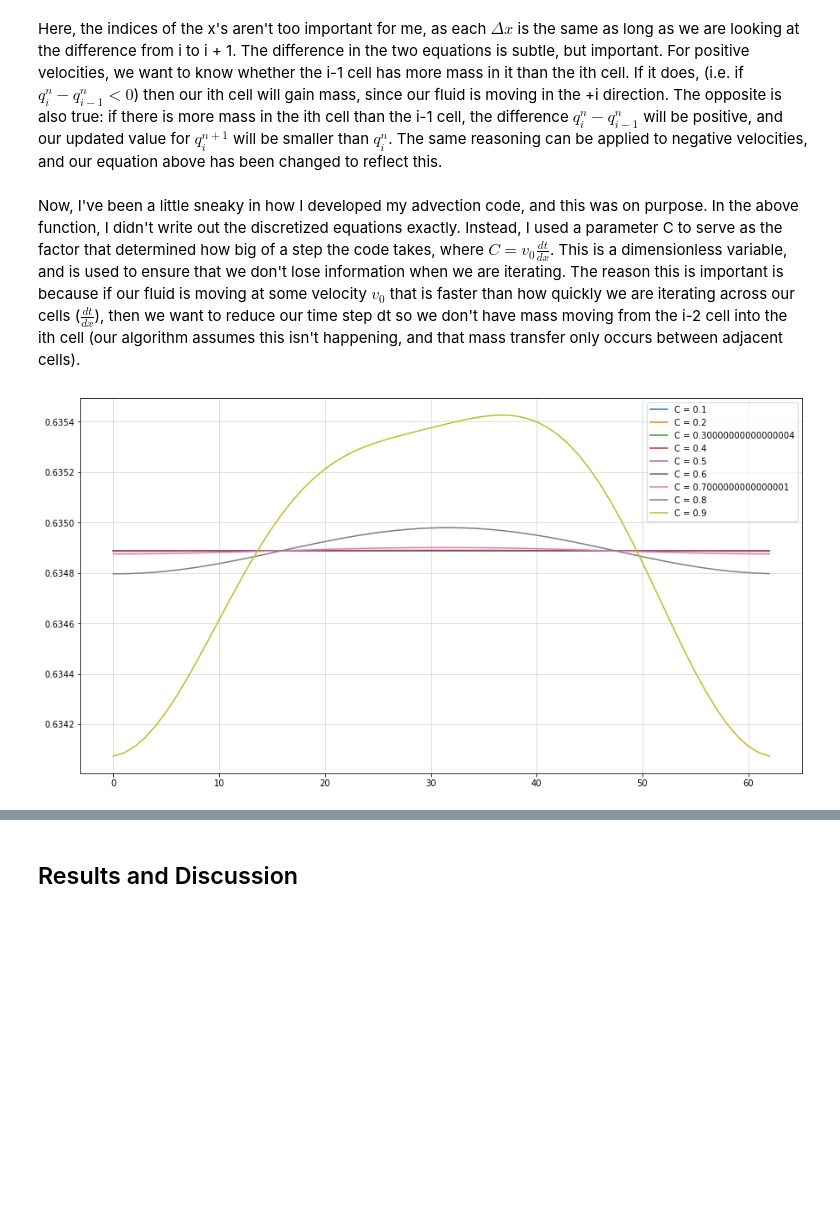
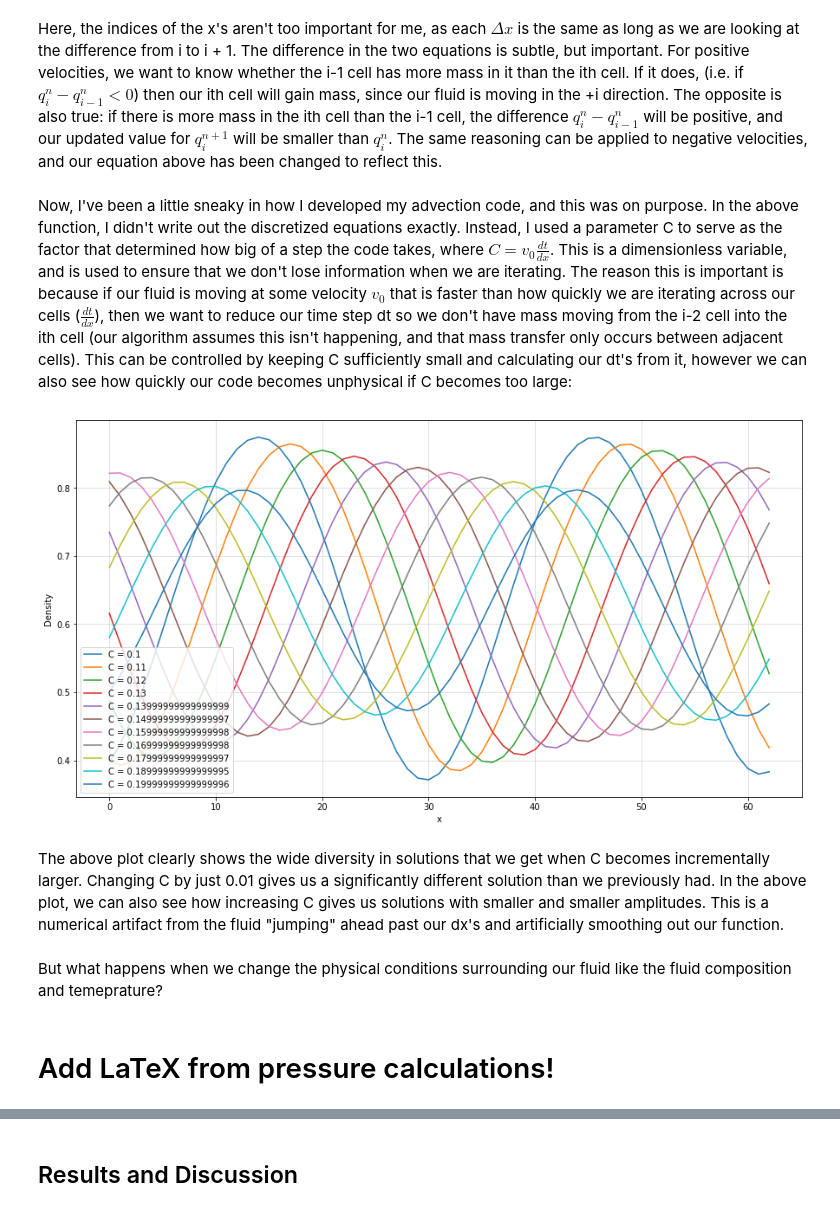
Before and after one commit to khojonat/PHY480_final_project, a Jupyter notebook: PHY480-905_SemesterProject.ipynb, the cells around one changed output, grey strips where cells are left out. Saved outputs shown, nothing was run; the diff lists cells and outputs as text; code cells hidden in the pictures; blank space fills up the shorter version.

Commit message:
Keeping git updated

```diff
--- a/PHY480-905_SemesterProject.ipynb
+++ b/PHY480-905_SemesterProject.ipynb
@@ -237,31 +243,39 @@ For $v_0 < 0$:
 # %% [markdown]
 Here, the indices of the x's aren't too important for me, as each $\Delta x$ is the same as long as we are looking at the difference from i to i + 1. The difference in the two equations is subtle, but important. For positive velocities, we want to know whether the i-1 cell has more mass in it than the ith cell. If it does, (i.e. if $q_{i}^n - q_{i-1}^n < 0$) then our ith cell will gain mass, since our fluid is moving in the +i direction. The opposite is also true: if there is more mass in the ith cell than the i-1 cell, the difference $q_{i}^n - q_{i-1}^n$ will be positive, and our updated value for $q_i^{n+1}$ will be smaller than $q_i^{n}$. The same reasoning can be applied to negative velocities, and our equation above has been changed to reflect this.
 # %% [markdown]
-Now, I've been a little sneaky in how I developed my advection code, and this was on purpose. In the above function, I didn't write out the discretized equations exactly. Instead, I used a parameter C to serve as the factor that determined how big of a step the code takes, where $C = v_0\frac{dt}{dx}$. This is a dimensionless variable, and is used to ensure that we don't lose information when we are iterating. The reason this is important is because if our fluid is moving at some velocity $v_0$ that is faster than how quickly we are iterating across our cells ($\frac{dt}{dx}$), then we want to reduce our time step dt so we don't have mass moving from the i-2 cell into the ith cell (our algorithm assumes this isn't happening, and that mass transfer only occurs between adjacent cells).
+Now, I've been a little sneaky in how I developed my advection code, and this was on purpose. In the above function, I didn't write out the discretized equations exactly. Instead, I used a parameter C to serve as the factor that determined how big of a step the code takes, where $C = v_0\frac{dt}{dx}$. This is a dimensionless variable, and is used to ensure that we don't lose information when we are iterating. The reason this is important is because if our fluid is moving at some velocity $v_0$ that is faster than how quickly we are iterating across our cells ($\frac{dt}{dx}$), then we want to reduce our time step dt so we don't have mass moving from the i-2 cell into the ith cell (our algorithm assumes this isn't happening, and that mass transfer only occurs between adjacent cells). This can be controlled by keeping C sufficiently small and calculating our dt's from it, however we can also see how quickly our code becomes unphysical if C becomes too large:
 # %%
 # Testing C parameter for stability:
 
 x = np.arange(0,2*np.pi,0.1)
 y = np.sin(x)
 
-Cs = np.arange(0.1,1,0.1)
+Cs = np.arange(0.1,0.21,0.01)
 
 solns = []
 
 for i in range(len(Cs)):
     soln = solve_adv(vals = y,C = Cs[i])
-    solns.append(soln.get_vals()[-1,:])
+    solns.append(soln.get_vals()[300,:]) # Picking the 300th state in the simulation
 
 x = np.arange(len(solns[0]))
 plt.figure(figsize = (15,8))
 for i in range(len(solns)):
     plt.plot(x,solns[i],label = 'C = {}'.format(Cs[i]))
 
 plt.legend()
+plt.xlabel('x')
+plt.ylabel('Density')
 plt.grid(alpha = 0.5)
 plt.savefig('C_variations_upwind')
 # %% [output]
-[figure, old version]
+[figure, new version]
+# %% [markdown]
+The above plot clearly shows the wide diversity in solutions that we get when C becomes incrementally larger. Changing C by just 0.01 gives us a significantly different solution than we previously had. In the above plot, we can also see how increasing C gives us solutions with smaller and smaller amplitudes. This is a numerical artifact from the fluid "jumping" ahead past our dx's and artificially smoothing out our function.
+# %% [markdown]
+But what happens when we change the physical conditions surrounding our fluid like the fluid composition and temeprature?
+# %% [markdown]
+# Add LaTeX from pressure calculations!
 # %%
 # Implementing pressure and different molecular weight
 
```
Also changed, not shown: parts of 8 cells of this notebook, 7 other files.
